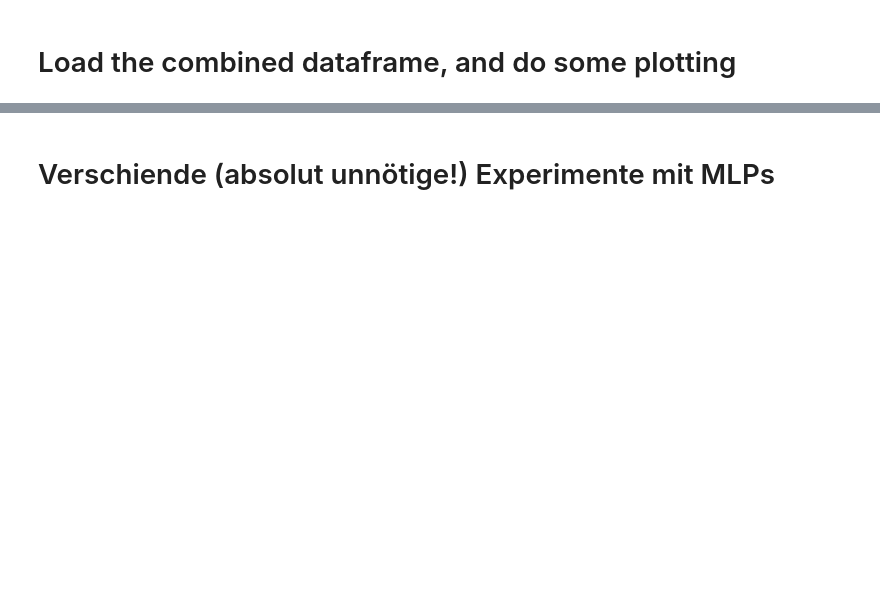
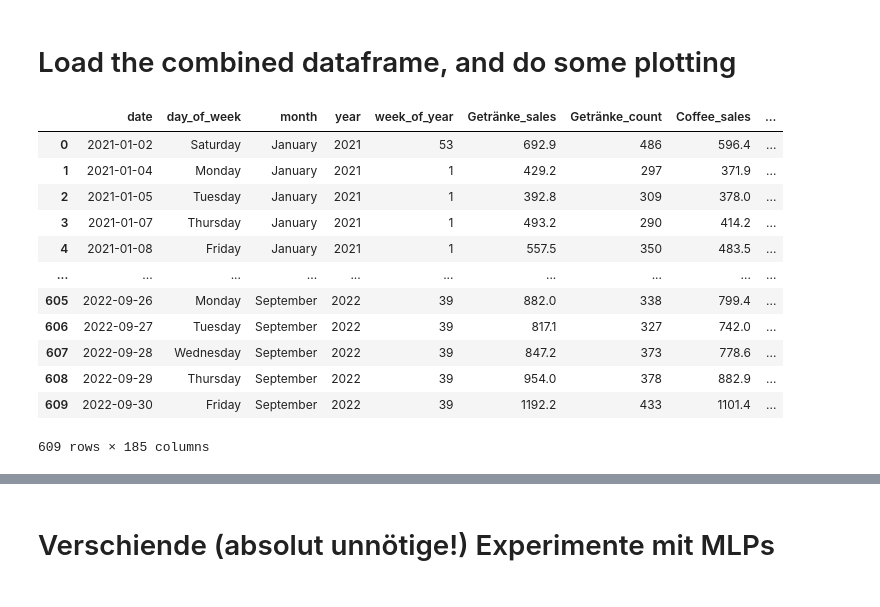
Before and after one commit to magicmagnus/CoffeeClimateCorrelation, a Jupyter notebook: plot_combined_data.ipynb, the cells around one changed output, grey strips where cells are left out. Drawn from its saved outputs; the diff is of its cells as text; code cells hidden in the pictures; blank space fills up the shorter version.

```diff
--- a/plot_combined_data.ipynb
+++ b/plot_combined_data.ipynb
@@ -3,13 +3,28 @@
 # %%
 import numpy as np
 import pandas as pd
 import matplotlib.pyplot as plt
 from sklearn.linear_model import LinearRegression
 
 # Read in the data
 df = pd.read_csv("processed_data/sales_and_weather_2021-2022.csv")
 # Drop the null values from the variables
 df = df.dropna(subset=["temperature_mean", "temperature_min", "temperature_max", "precipitation"])
+df
+# %% [output]
+|  | date | day_of_week | month | year | week_of_year | Getränke_sales | Getränke_count | Coffee_sales | ... |
+| 0 | 2021-01-02 | Saturday | January | 2021 | 53 | 692.9 | 486 | 596.4 | ... |
+| 1 | 2021-01-04 | Monday | January | 2021 | 1 | 429.2 | 297 | 371.9 | ... |
+| 2 | 2021-01-05 | Tuesday | January | 2021 | 1 | 392.8 | 309 | 378.0 | ... |
+| 3 | 2021-01-07 | Thursday | January | 2021 | 1 | 493.2 | 290 | 414.2 | ... |
+| 4 | 2021-01-08 | Friday | January | 2021 | 1 | 557.5 | 350 | 483.5 | ... |
+| ... | ... | ... | ... | ... | ... | ... | ... | ... | ... |
+| 605 | 2022-09-26 | Monday | September | 2022 | 39 | 882.0 | 338 | 799.4 | ... |
+| 606 | 2022-09-27 | Tuesday | September | 2022 | 39 | 817.1 | 327 | 742.0 | ... |
+| 607 | 2022-09-28 | Wednesday | September | 2022 | 39 | 847.2 | 373 | 778.6 | ... |
+| 608 | 2022-09-29 | Thursday | September | 2022 | 39 | 954.0 | 378 | 882.9 | ... |
+| 609 | 2022-09-30 | Friday | September | 2022 | 39 | 1192.2 | 433 | 1101.4 | ... |
+609 rows × 185 columns
 # %%
 sales_variable = "Coffee_sales"
 
```
Also changed, not shown: parts of 3 cells of this notebook, 3 other files.
